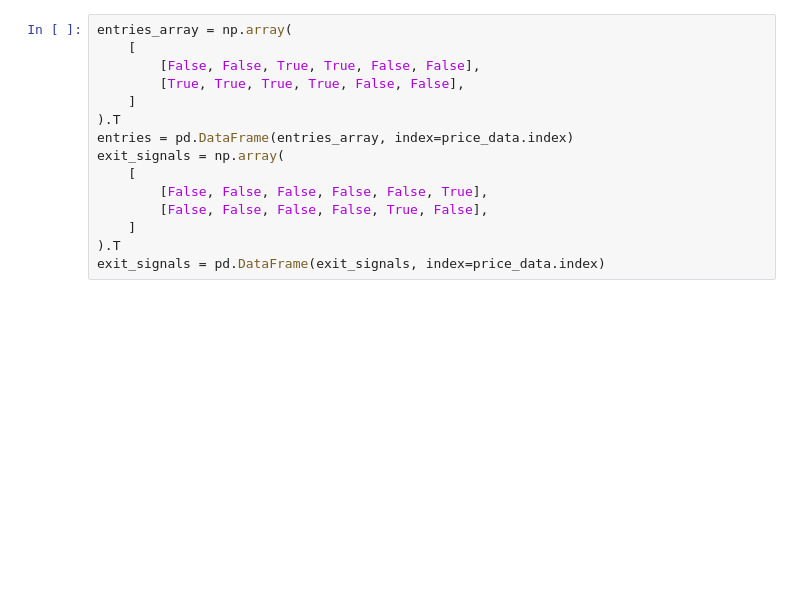
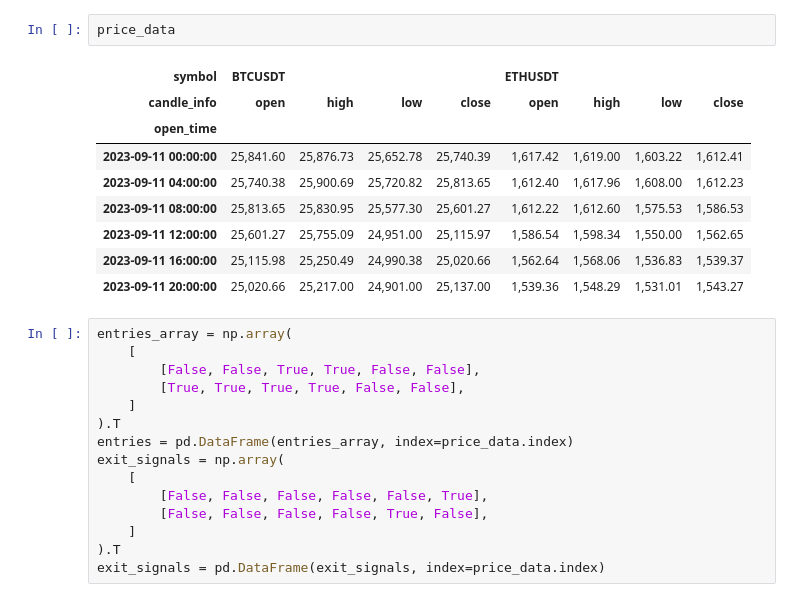
Before and after one commit to quantfreedom/QuantFreedom, a Jupyter notebook: quantfreedom/class_practice/full class test.ipynb, the cells around one changed output. Cells and saved outputs as stored; diff of their text form; blank space fills up the shorter version.

```diff
--- a/quantfreedom/class_practice/full class test.ipynb
+++ b/quantfreedom/class_practice/full class test.ipynb
@@ -20,3 +22,15 @@ price_data = pd.read_hdf("../../tests/data/4hBTCETH.hd5")
+# %%
+price_data
+# %% [output]
+| symbol | BTCUSDT |  |  |  | ETHUSDT |  |  |  |
+| candle_info | open | high | low | close | open | high | low | close |
+| open_time |  |  |  |  |  |  |  |  |
+| 2023-09-11 00:00:00 | 25,841.60 | 25,876.73 | 25,652.78 | 25,740.39 | 1,617.42 | 1,619.00 | 1,603.22 | 1,612.41 |
+| 2023-09-11 04:00:00 | 25,740.38 | 25,900.69 | 25,720.82 | 25,813.65 | 1,612.40 | 1,617.96 | 1,608.00 | 1,612.23 |
+| 2023-09-11 08:00:00 | 25,813.65 | 25,830.95 | 25,577.30 | 25,601.27 | 1,612.22 | 1,612.60 | 1,575.53 | 1,586.53 |
+| 2023-09-11 12:00:00 | 25,601.27 | 25,755.09 | 24,951.00 | 25,115.97 | 1,586.54 | 1,598.34 | 1,550.00 | 1,562.65 |
+| 2023-09-11 16:00:00 | 25,115.98 | 25,250.49 | 24,990.38 | 25,020.66 | 1,562.64 | 1,568.06 | 1,536.83 | 1,539.37 |
+| 2023-09-11 20:00:00 | 25,020.66 | 25,217.00 | 24,901.00 | 25,137.00 | 1,539.36 | 1,548.29 | 1,531.01 | 1,543.27 |
 # %%
 entries_array = np.array(
     [
```
Also changed, not shown: parts of 4 cells of this notebook, 9 other files.
